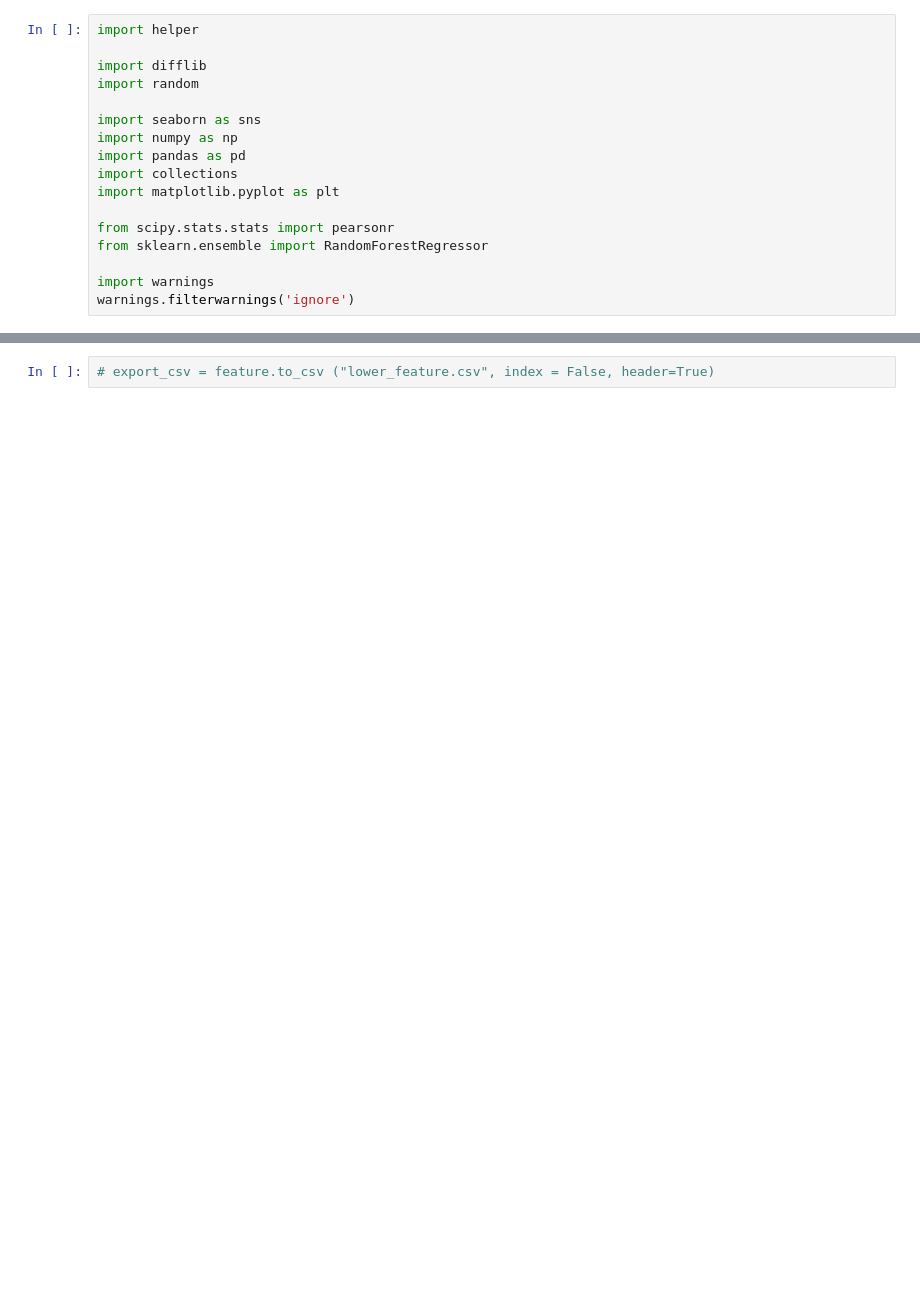
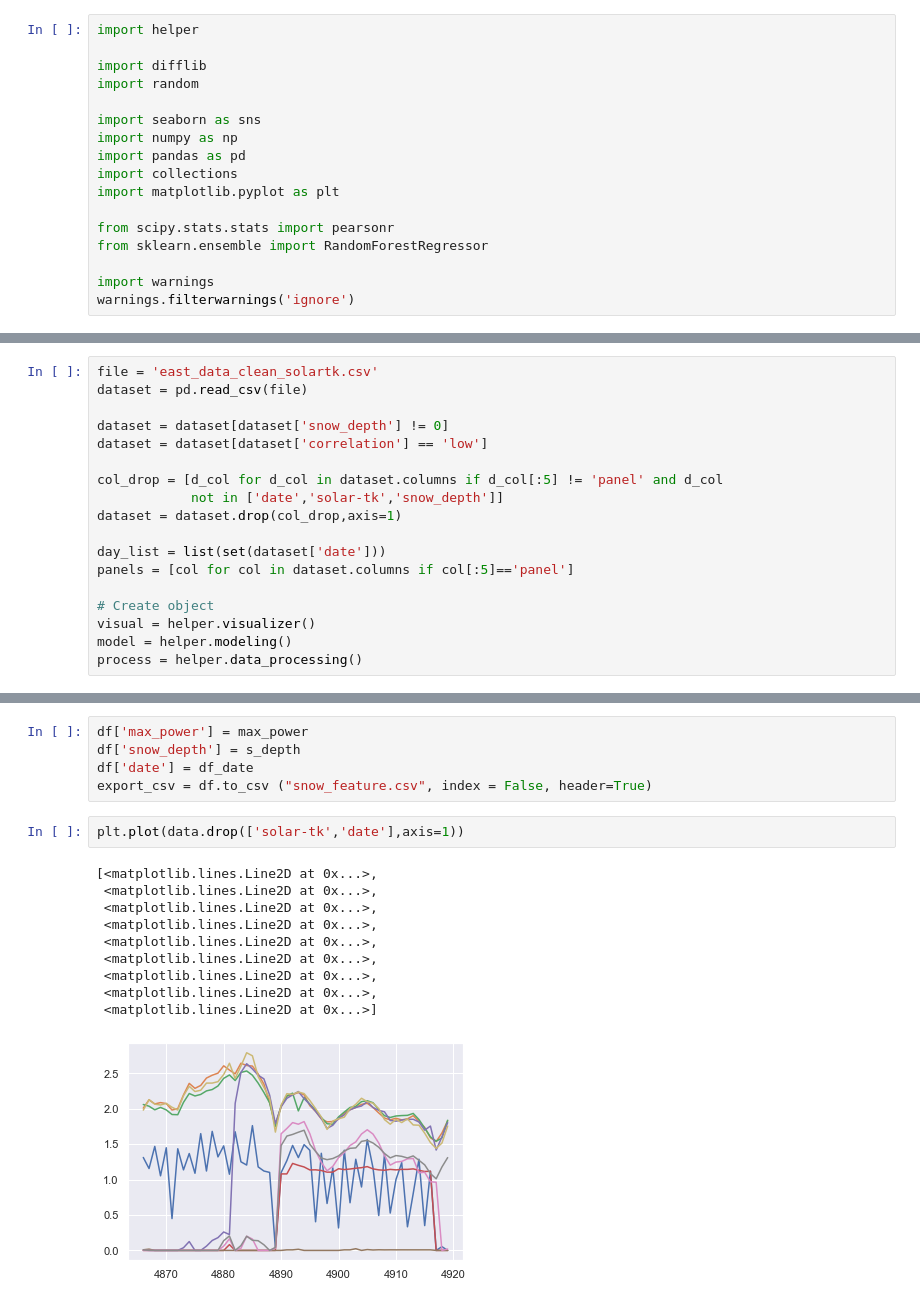
Before and after one commit to Aslanfmh65/solar_anomaly, a Jupyter notebook: Untitled.ipynb, the cells around one changed output, grey strips where cells are left out. Drawn from its saved outputs; the diff is of its cells as text; blank space fills up the shorter version.

```diff
--- a/Untitled.ipynb
+++ b/Untitled.ipynb
@@ -213,0 +261,18 @@ feature['labels'] = labels
+# %%
+file = 'east_data_clean_solartk.csv'
+dataset = pd.read_csv(file)
+
+dataset = dataset[dataset['snow_depth'] != 0]
+dataset = dataset[dataset['correlation'] == 'low']
+
+col_drop = [d_col for d_col in dataset.columns if d_col[:5] != 'panel' and d_col
+            not in ['date','solar-tk','snow_depth']]
+dataset = dataset.drop(col_drop,axis=1)
+
+day_list = list(set(dataset['date']))
+panels = [col for col in dataset.columns if col[:5]=='panel']
+
+# Create object
+visual = helper.visualizer()
+model = helper.modeling()
+process = helper.data_processing()
@@ -214,2 +326,18 @@ feature['labels'] = labels
 # %%
-# export_csv = feature.to_csv ("lower_feature.csv", index = False, header=True)
+df['max_power'] = max_power
+df['snow_depth'] = s_depth
+df['date'] = df_date
+export_csv = df.to_csv ("snow_feature.csv", index = False, header=True)
+# %%
+plt.plot(data.drop(['solar-tk','date'],axis=1))
+# %% [output]
+[<matplotlib.lines.Line2D at 0x...>,
+ <matplotlib.lines.Line2D at 0x...>,
+ <matplotlib.lines.Line2D at 0x...>,
+ <matplotlib.lines.Line2D at 0x...>,
+ <matplotlib.lines.Line2D at 0x...>,
+ <matplotlib.lines.Line2D at 0x...>,
+ <matplotlib.lines.Line2D at 0x...>,
+ <matplotlib.lines.Line2D at 0x...>,
+ <matplotlib.lines.Line2D at 0x...>]
+[figure, added]
```
Also changed, not shown: parts of 24 cells of this notebook, 56 other files.
